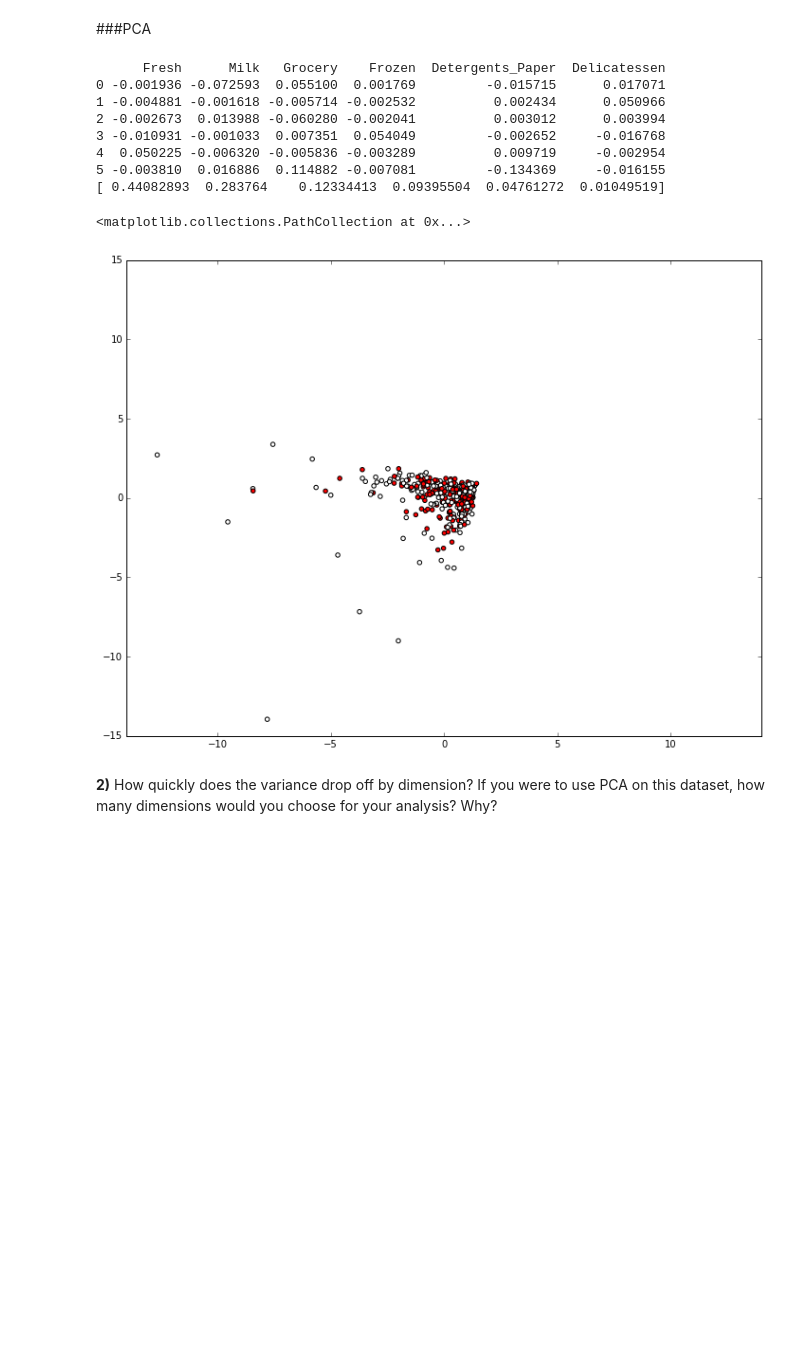
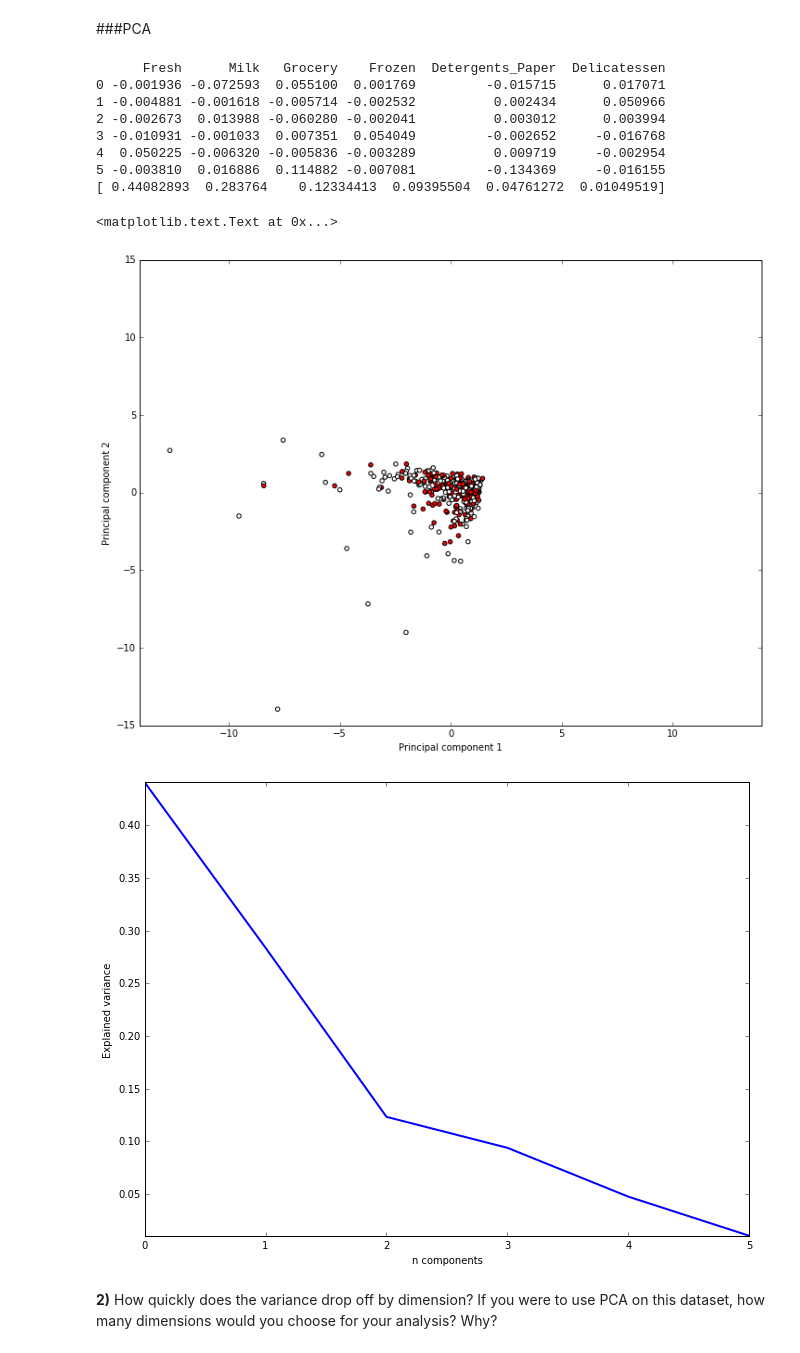
Before and after one commit to FedorSulaev/P3CreatingCustomerSegments, a Jupyter notebook: customer_segments.ipynb, the cells around one changed output. Cells and saved outputs as stored; diff of their text form; code cells hidden in the pictures; blank space fills up the shorter version.

Commit message:
PCA plots

```diff
--- a/customer_segments.ipynb
+++ b/customer_segments.ipynb
@@ -42,32 +42,45 @@ PCA uses vectors with maximum variance as its first dimensions, ICA finds vector
 # %%
 # TODO: Apply PCA with the same number of dimensions as variables in the dataset
 from sklearn.decomposition import PCA
 from sklearn import preprocessing
 
 data_scaled = preprocessing.scale(data)
 pca = PCA(n_components=6)
 pca_result = pca.fit_transform(data_scaled)
 
 # Print the components and the amount of variance in the data contained in each dimension
 pca_components = pd.DataFrame(ica.components_)
 pca_components.columns = ["Fresh", "Milk", "Grocery", "Frozen",
                           "Detergents_Paper", "Delicatessen"]
 print pca_components
 print pca.explained_variance_ratio_
+
+plt.figure()
 plt.ylim(-15, 15)
 plt.xlim(-14, 14)
+plt.xlabel("Principal component 1")
+plt.ylabel("Principal component 2")
 plt.scatter(pca_result[:,0:1], pca_result[:,1:2], c=['r', 'w'], marker=u'o')
+plt.plot()
+
+plt.figure()
+plt.axes([.2, .2, .7, .7])
+plt.plot(pca.explained_variance_ratio_, linewidth=2)
+plt.axis('tight')
+plt.xlabel('n components')
+plt.ylabel('Explained variance')
 # %% [output]
       Fresh      Milk   Grocery    Frozen  Detergents_Paper  Delicatessen
 0 -0.001936 -0.072593  0.055100  0.001769         -0.015715      0.017071
 1 -0.004881 -0.001618 -0.005714 -0.002532          0.002434      0.050966
 2 -0.002673  0.013988 -0.060280 -0.002041          0.003012      0.003994
 3 -0.010931 -0.001033  0.007351  0.054049         -0.002652     -0.016768
 4  0.050225 -0.006320 -0.005836 -0.003289          0.009719     -0.002954
 5 -0.003810  0.016886  0.114882 -0.007081         -0.134369     -0.016155
 [ 0.44082893  0.283764    0.12334413  0.09395504  0.04761272  0.01049519]
-<matplotlib.collections.PathCollection at 0x...>
+<matplotlib.text.Text at 0x...>
-[figure, old version]
+[figure, new version]
+[figure, added]
 # %% [markdown]
 **2)** How quickly does the variance drop off by dimension? If you were to use PCA on this dataset, how many dimensions would you choose for your analysis? Why?
 # %% [markdown]
```
